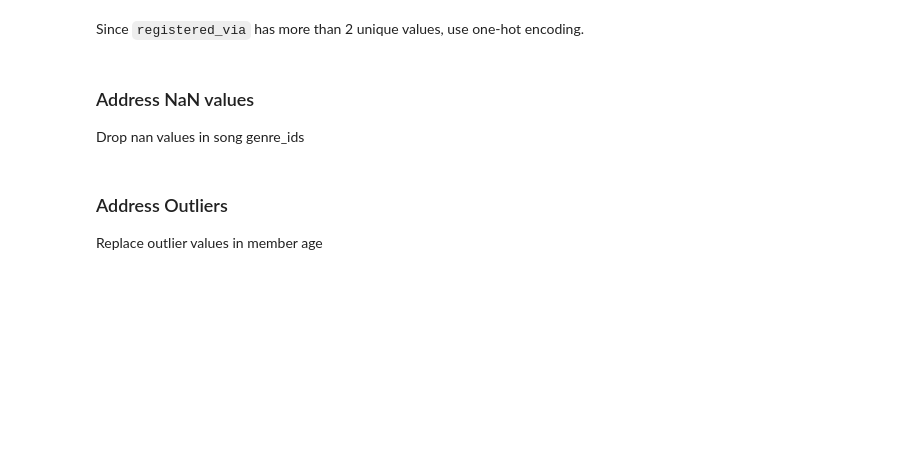
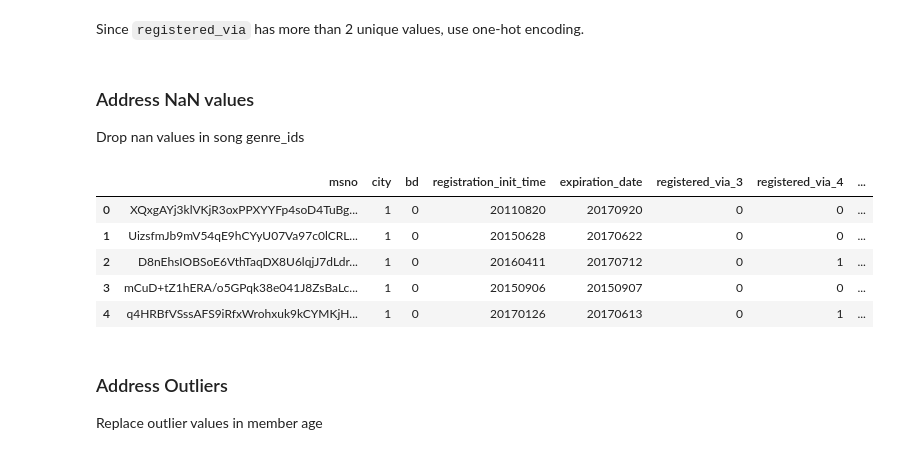
Before and after one commit to bwalsh62/udacity-ml-engr-capstone, a Jupyter notebook: 1_DataPreProcessing.ipynb, the cells around one changed output. Cells and saved outputs as stored; diff of their text form; code cells hidden in the pictures; blank space fills up the shorter version.

```diff
--- a/1_DataPreProcessing.ipynb
+++ b/1_DataPreProcessing.ipynb
@@ -292,6 +293,15 @@ member_data = pd.concat([member_data, gender_oh], axis=1)
 # Drop original feature
 member_data = member_data.drop('gender', axis=1)
 member_data = member_data.drop('gender_cleaned', axis=1)
+# %%
+member_data.head()
+# %% [output]
+|  | msno | city | bd | registration_init_time | expiration_date | registered_via_3 | registered_via_4 | ... |
+| 0 | XQxgAYj3klVKjR3oxPPXYYFp4soD4TuBg... | 1 | 0 | 20110820 | 20170920 | 0 | 0 | ... |
+| 1 | UizsfmJb9mV54qE9hCYyU07Va97c0lCRL... | 1 | 0 | 20150628 | 20170622 | 0 | 0 | ... |
+| 2 | D8nEhsIOBSoE6VthTaqDX8U6lqjJ7dLdr... | 1 | 0 | 20160411 | 20170712 | 0 | 1 | ... |
+| 3 | mCuD+tZ1hERA/o5GPqk38e041J8ZsBaLc... | 1 | 0 | 20150906 | 20150907 | 0 | 0 | ... |
+| 4 | q4HRBfVSssAFS9iRfxWrohxuk9kCYMKjH... | 1 | 0 | 20170126 | 20170613 | 0 | 1 | ... |
 # %% [markdown]
 ### Address Outliers
 Replace outlier values in member age
```
Also changed, not shown: parts of 6 cells of this notebook, 1 other file.
